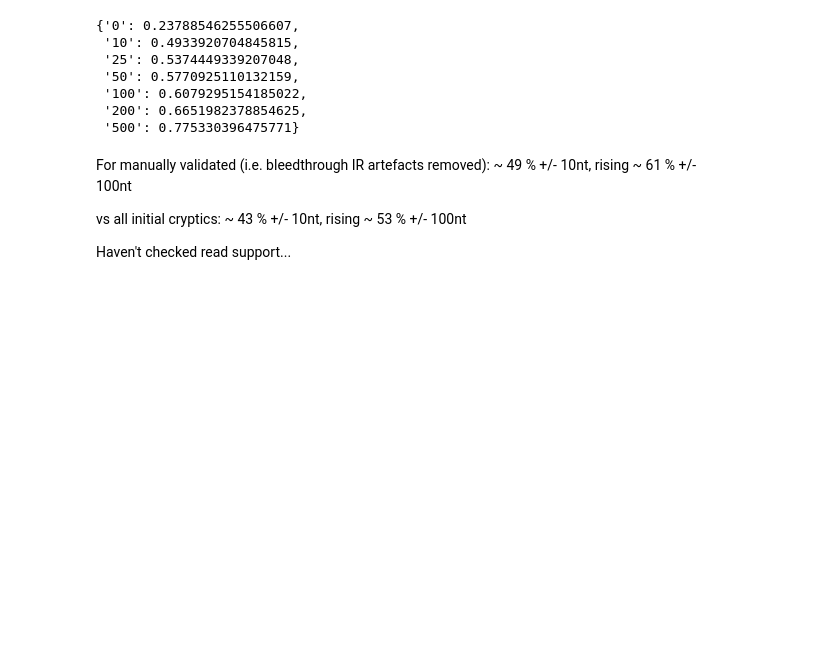
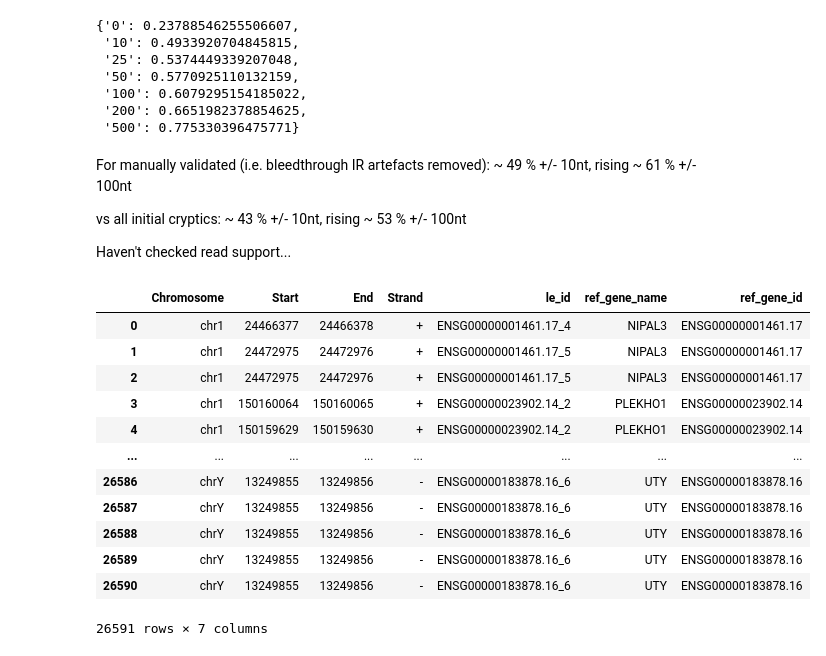
Before and after one commit to frattalab/tdp43-apa, a Jupyter notebook: preprocessing/scripts/curate_cryptics_polya_tail_reads.ipynb, the cells around one changed output. Drawn from its saved outputs; the diff is of its cells as text; code cells hidden in the pictures; blank space fills up the shorter version.

```diff
--- a/preprocessing/scripts/curate_cryptics_polya_tail_reads.ipynb
+++ b/preprocessing/scripts/curate_cryptics_polya_tail_reads.ipynb
@@ -213,0 +250,19 @@ Haven't checked read support...
+# %%
+
+quant_le_annotany = quant_le.subset(lambda df: df.le_id.isin(annot_any_le_ids))
+quant_le_annotany_pas = quant_le_annotany.three_end()[["le_id", "ref_gene_name", "ref_gene_id", "event_id"]]
+quant_le_annotany_pas
+# %% [output]
+|  | Chromosome | Start | End | Strand | le_id | ref_gene_name | ref_gene_id |
+| 0 | chr1 | 24466377 | 24466378 | + | ENSG00000001461.17_4 | NIPAL3 | ENSG00000001461.17 |
+| 1 | chr1 | 24472975 | 24472976 | + | ENSG00000001461.17_5 | NIPAL3 | ENSG00000001461.17 |
+| 2 | chr1 | 24472975 | 24472976 | + | ENSG00000001461.17_5 | NIPAL3 | ENSG00000001461.17 |
+| 3 | chr1 | 150160064 | 150160065 | + | ENSG00000023902.14_2 | PLEKHO1 | ENSG00000023902.14 |
+| 4 | chr1 | 150159629 | 150159630 | + | ENSG00000023902.14_2 | PLEKHO1 | ENSG00000023902.14 |
+| ... | ... | ... | ... | ... | ... | ... | ... |
+| 26586 | chrY | 13249855 | 13249856 | - | ENSG00000183878.16_6 | UTY | ENSG00000183878.16 |
+| 26587 | chrY | 13249855 | 13249856 | - | ENSG00000183878.16_6 | UTY | ENSG00000183878.16 |
+| 26588 | chrY | 13249855 | 13249856 | - | ENSG00000183878.16_6 | UTY | ENSG00000183878.16 |
+| 26589 | chrY | 13249855 | 13249856 | - | ENSG00000183878.16_6 | UTY | ENSG00000183878.16 |
+| 26590 | chrY | 13249855 | 13249856 | - | ENSG00000183878.16_6 | UTY | ENSG00000183878.16 |
+26591 rows × 7 columns
```
Also changed, not shown: parts of 7 cells of this notebook.
